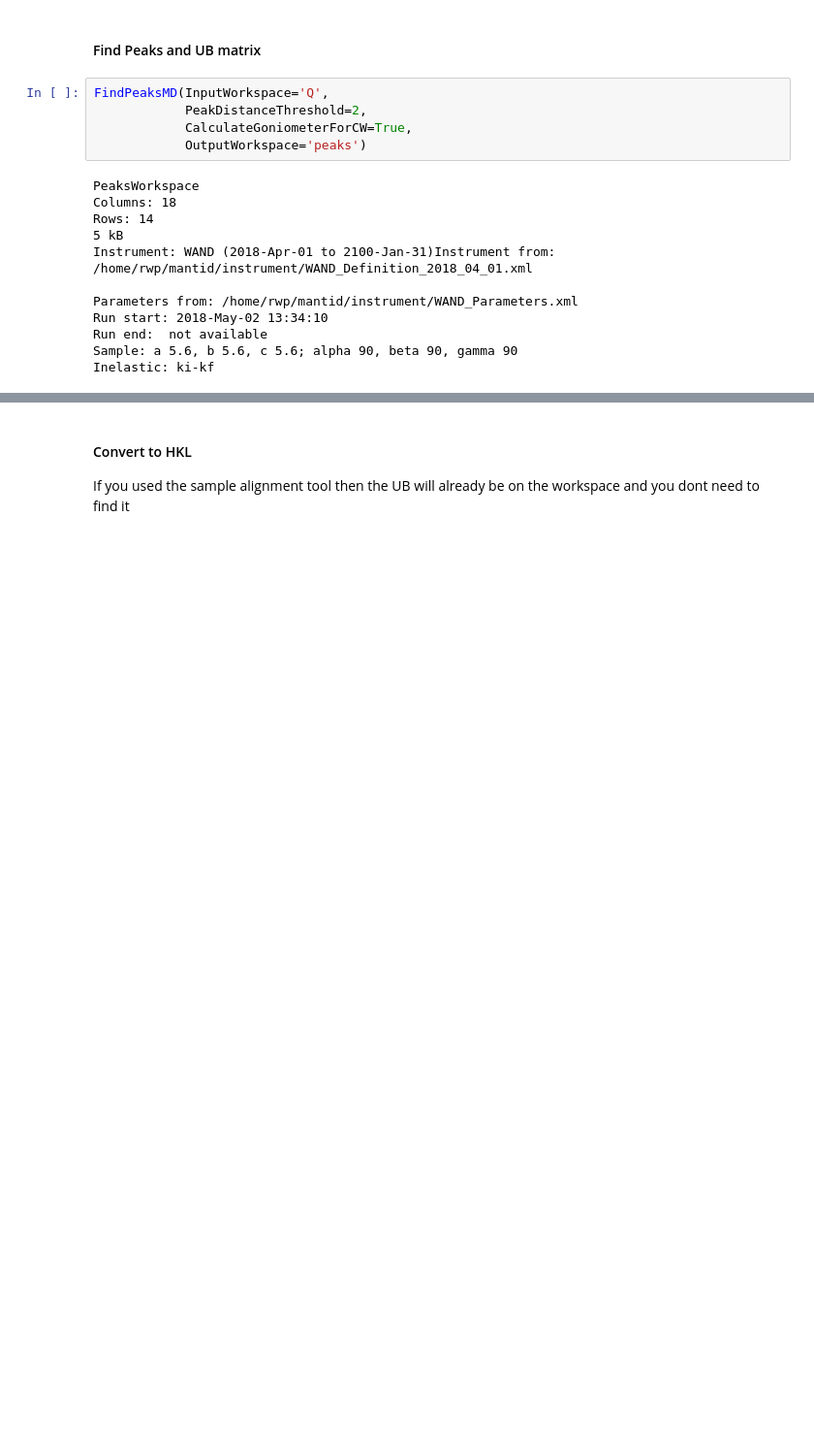
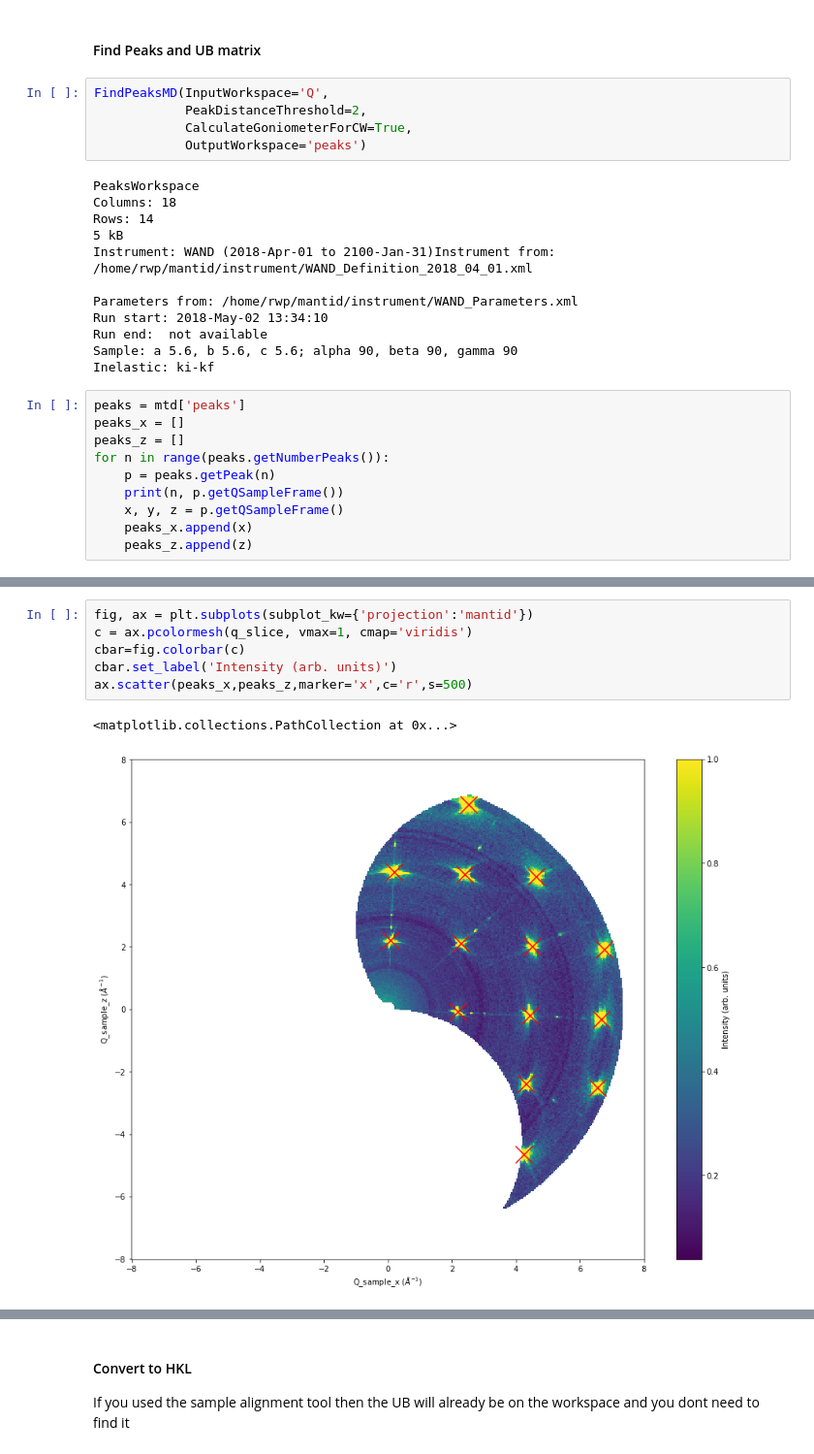
Before and after one commit to rosswhitfield/wand, a Jupyter notebook: notebooks/Single Crystal Reduction - NaCl.ipynb, the cells around one changed output, grey strips where cells are left out. Shown at 97% size. Drawn from its saved outputs; the diff is of its cells as text; blank space fills up the shorter version.

```diff
--- a/notebooks/Single Crystal Reduction - NaCl.ipynb
+++ b/notebooks/Single Crystal Reduction - NaCl.ipynb
@@ -95,3 +96,13 @@ Run start: 2018-May-02 13:34:10
 Run end:  not available
 Sample: a 5.6, b 5.6, c 5.6; alpha 90, beta 90, gamma 90
 Inelastic: ki-kf
+# %%
+peaks = mtd['peaks']
+peaks_x = []
+peaks_z = []
+for n in range(peaks.getNumberPeaks()):
+    p = peaks.getPeak(n)
+    print(n, p.getQSampleFrame())
+    x, y, z = p.getQSampleFrame()
+    peaks_x.append(x)
+    peaks_z.append(z)
@@ -98,3 +124,12 @@ Inelastic: ki-kf
+# %%
+fig, ax = plt.subplots(subplot_kw={'projection':'mantid'})
+c = ax.pcolormesh(q_slice, vmax=1, cmap='viridis')
+cbar=fig.colorbar(c)
+cbar.set_label('Intensity (arb. units)')
+ax.scatter(peaks_x,peaks_z,marker='x',c='r',s=500)
+# %% [output]
+<matplotlib.collections.PathCollection at 0x...>
+[figure, added]
 # %%
 FindUBUsingLatticeParameters(PeaksWorkspace='peaks',
                              a=5.64, b=5.64, c=5.64,
```
Also changed, not shown: parts of 19 cells of this notebook.
